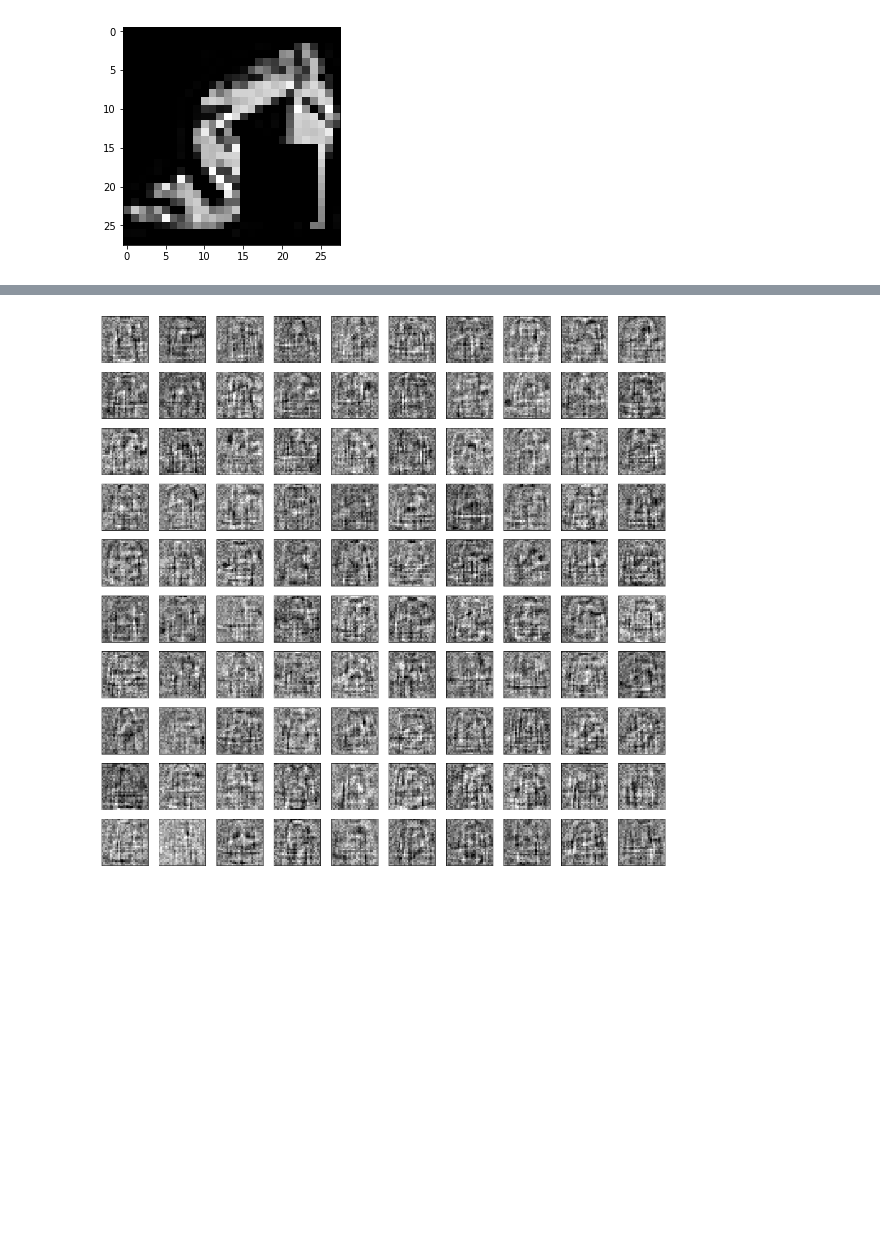
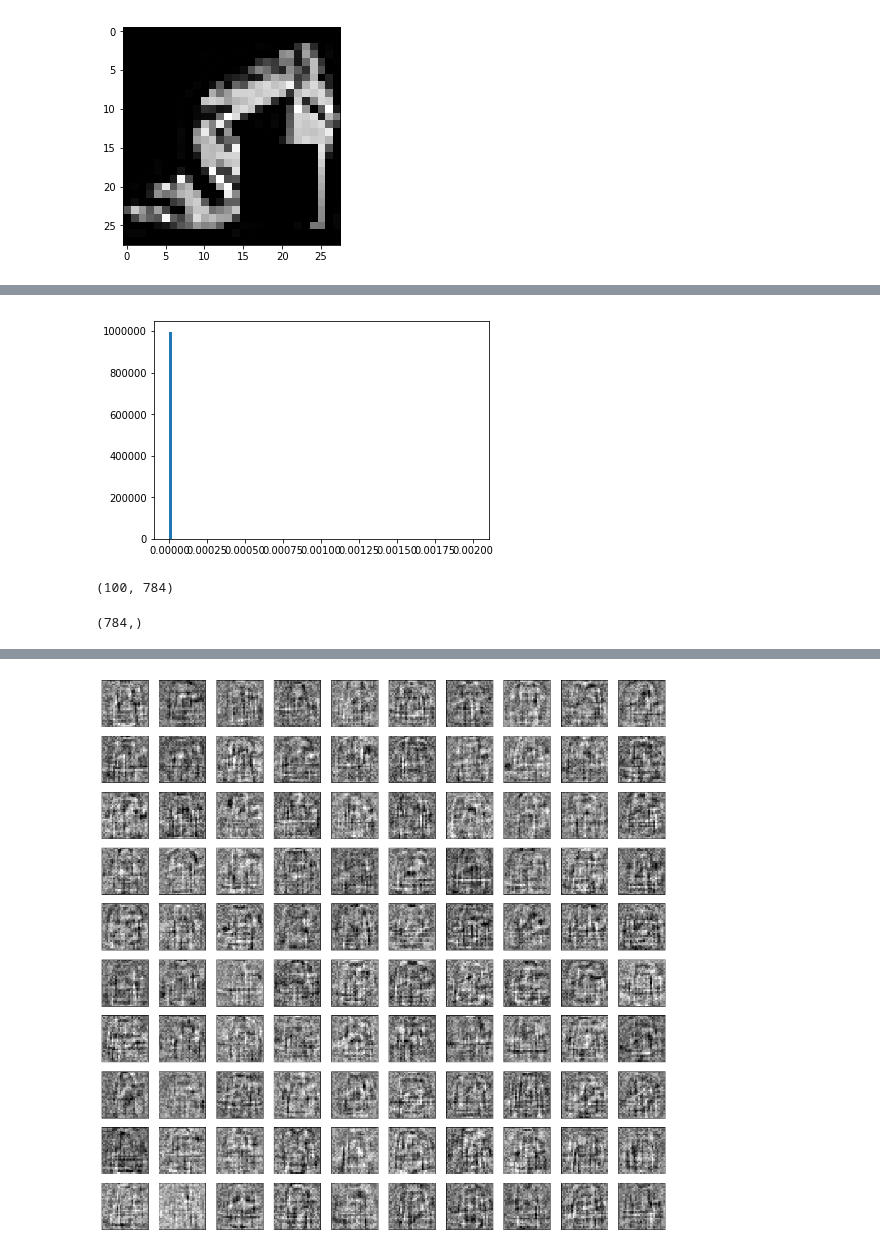
Before and after one commit to PonchonB/Mathematical_Morphologies_And_Deep_Learning, a Jupyter notebook: Notebooks/Untitled2.ipynb, the cells around one changed output, grey strips where cells are left out. Cells and saved outputs as stored; diff of their text form; code cells hidden in the pictures; blank space fills up the shorter version.

```diff
--- a/Notebooks/Untitled2.ipynb
+++ b/Notebooks/Untitled2.ipynb
@@ -53,0 +201,4 @@ AE_add.plot_atoms_decoder()
+# %%
+AE_l1 = SparseShallowAE_L1.load('18_07_11_dim100_L1_1e-05.h5')
+# %%
+H_l1 =AE_l1.encode(x_test)
@@ -53,0 +249,5 @@ AE_add.plot_atoms_decoder()
+# %%
+plt.hist(H_l1.flatten(), bins=100)
+plt.show()
+# %% [output]
+[figure, added]
@@ -53,0 +257,8 @@ AE_add.plot_atoms_decoder()
+# %%
+w.shape
+# %% [output]
+(100, 784)
+# %%
+b.shape
+# %% [output]
+(784,)
```
Also changed, not shown: parts of 59 cells of this notebook, 4 other files.
